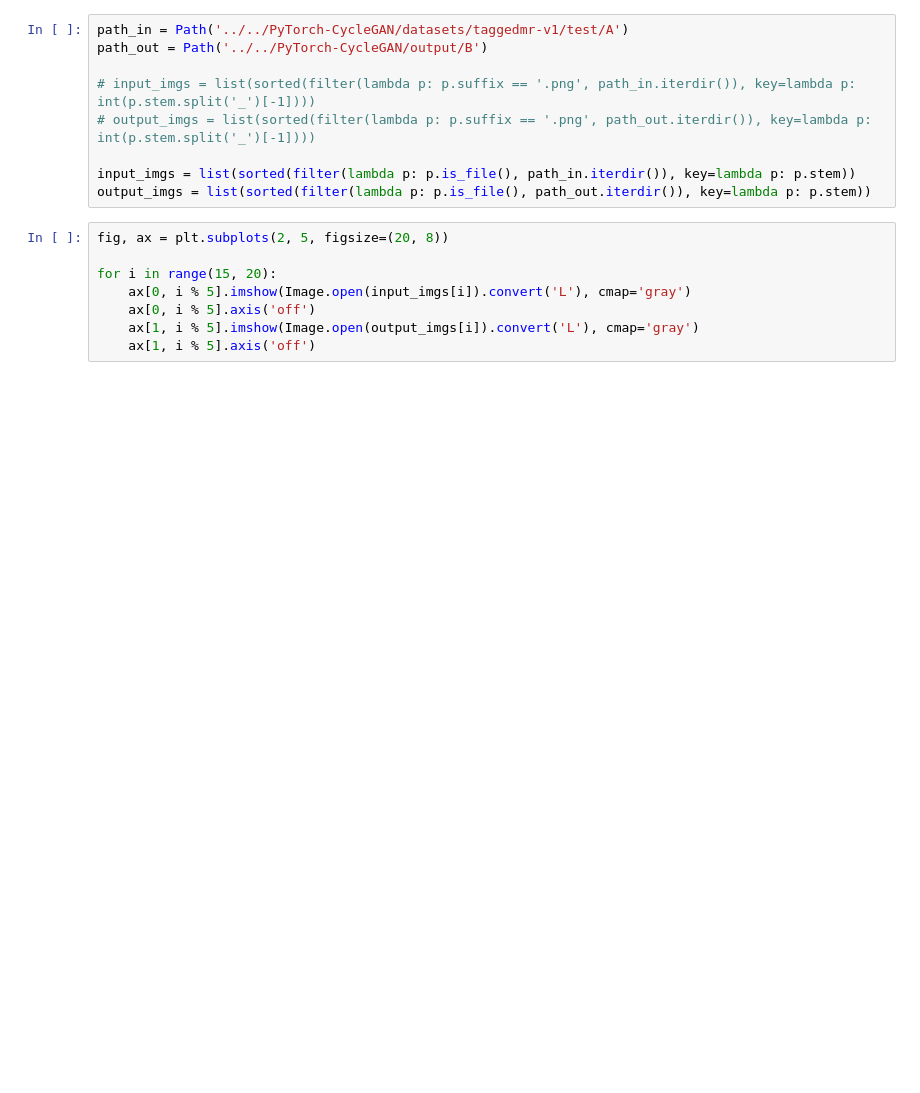
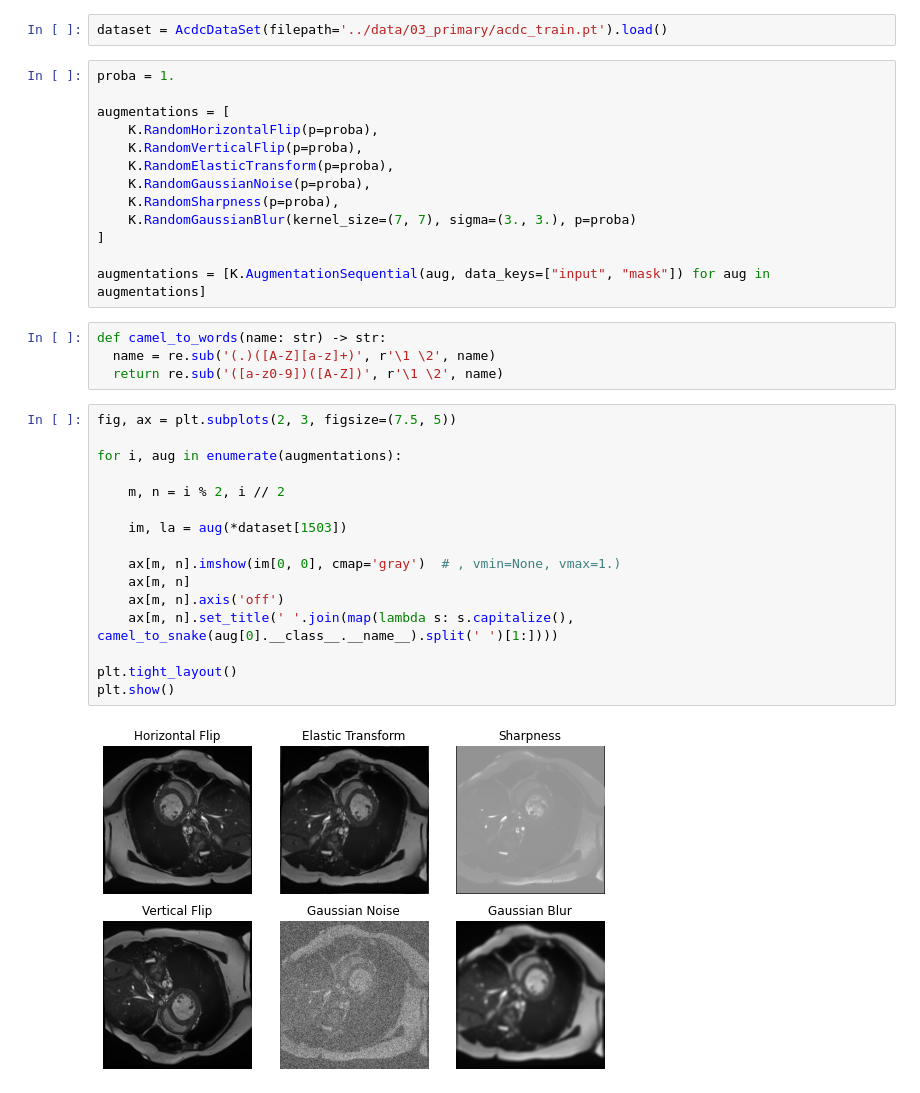
Before and after one commit to arnauddhaene/tagseg, a Jupyter notebook: notebooks/augmentation-ex-figure.ipynb, the cells around one changed output. Drawn from its saved outputs; the diff is of its cells as text; blank space fills up the shorter version.

```diff
--- a/notebooks/augmentation-ex-figure.ipynb
+++ b/notebooks/augmentation-ex-figure.ipynb
@@ -32,17 +24,37 @@ conf_catalog = conf_loader.get("catalog*", "catalog*/**")
-# %%
-path_in = Path('../../PyTorch-CycleGAN/datasets/taggedmr-v1/test/A')
-path_out = Path('../../PyTorch-CycleGAN/output/B')
-
-# input_imgs = list(sorted(filter(lambda p: p.suffix == '.png', path_in.iterdir()), key=lambda p: int(p.stem.split('_')[-1])))
-# output_imgs = list(sorted(filter(lambda p: p.suffix == '.png', path_out.iterdir()), key=lambda p: int(p.stem.split('_')[-1])))
-
-input_imgs = list(sorted(filter(lambda p: p.is_file(), path_in.iterdir()), key=lambda p: p.stem))
-output_imgs = list(sorted(filter(lambda p: p.is_file(), path_out.iterdir()), key=lambda p: p.stem))
-# %%
-fig, ax = plt.subplots(2, 5, figsize=(20, 8))
-
-for i in range(15, 20):
-    ax[0, i % 5].imshow(Image.open(input_imgs[i]).convert('L'), cmap='gray')
-    ax[0, i % 5].axis('off')
-    ax[1, i % 5].imshow(Image.open(output_imgs[i]).convert('L'), cmap='gray')
-    ax[1, i % 5].axis('off')
+# %%
+dataset = AcdcDataSet(filepath='../data/03_primary/acdc_train.pt').load()
+# %%
+proba = 1.
+
+augmentations = [
+    K.RandomHorizontalFlip(p=proba),
+    K.RandomVerticalFlip(p=proba),
+    K.RandomElasticTransform(p=proba),
+    K.RandomGaussianNoise(p=proba),
+    K.RandomSharpness(p=proba),
+    K.RandomGaussianBlur(kernel_size=(7, 7), sigma=(3., 3.), p=proba)
+]
+
+augmentations = [K.AugmentationSequential(aug, data_keys=["input", "mask"]) for aug in augmentations]
+# %%
+def camel_to_words(name: str) -> str:
+  name = re.sub('(.)([A-Z][a-z]+)', r'\1 \2', name)
+  return re.sub('([a-z0-9])([A-Z])', r'\1 \2', name)
+# %%
+fig, ax = plt.subplots(2, 3, figsize=(7.5, 5))
+
+for i, aug in enumerate(augmentations):
+
+    m, n = i % 2, i // 2
+
+    im, la = aug(*dataset[1503])
+
+    ax[m, n].imshow(im[0, 0], cmap='gray')  # , vmin=None, vmax=1.)
+    ax[m, n]
+    ax[m, n].axis('off')
+    ax[m, n].set_title(' '.join(map(lambda s: s.capitalize(), camel_to_snake(aug[0].__class__.__name__).split(' ')[1:])))
+
+plt.tight_layout()
+plt.show()
+# %% [output]
+[figure, added]
```
Also changed, not shown: parts of 3 cells of this notebook, 17 other files.
